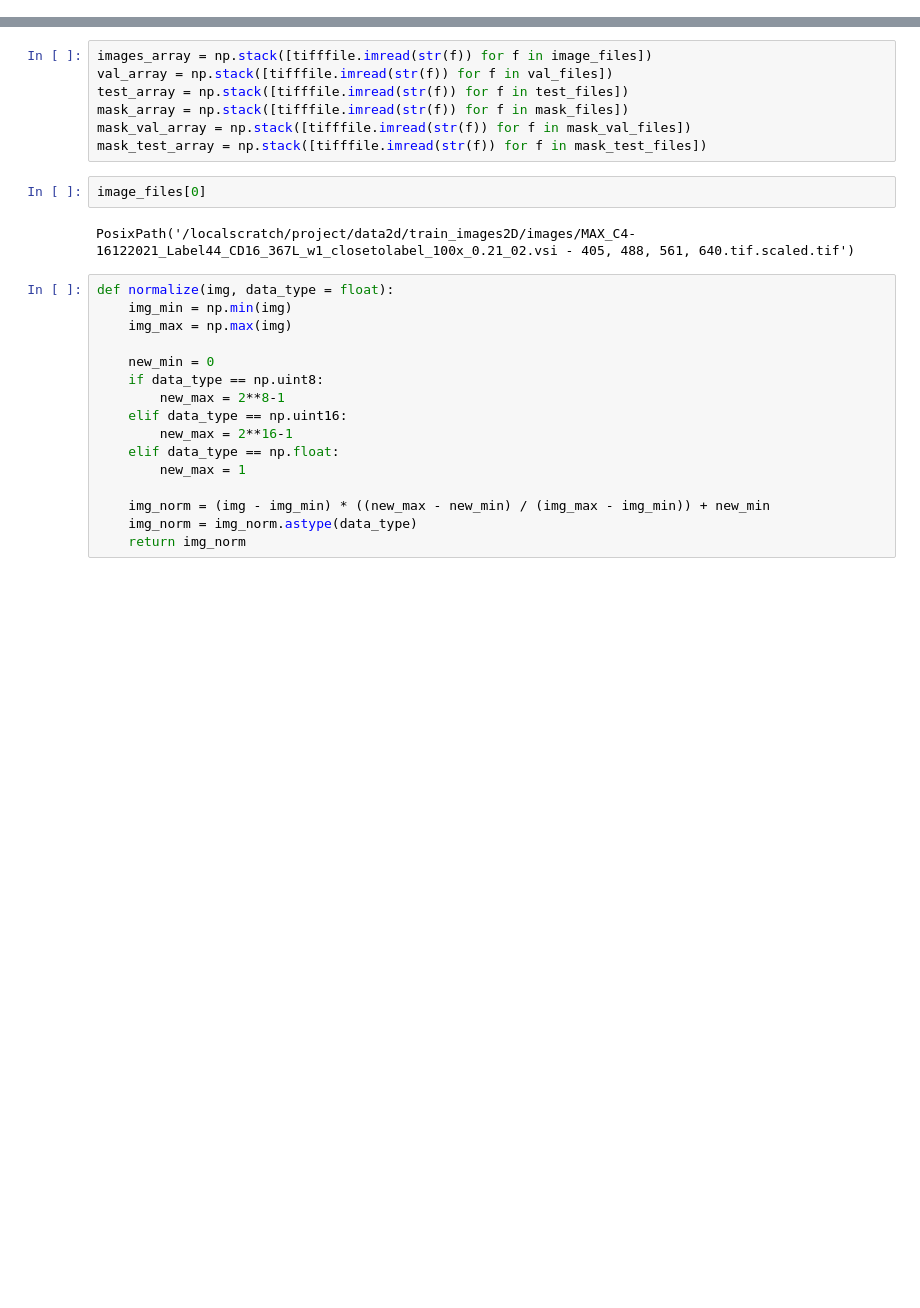
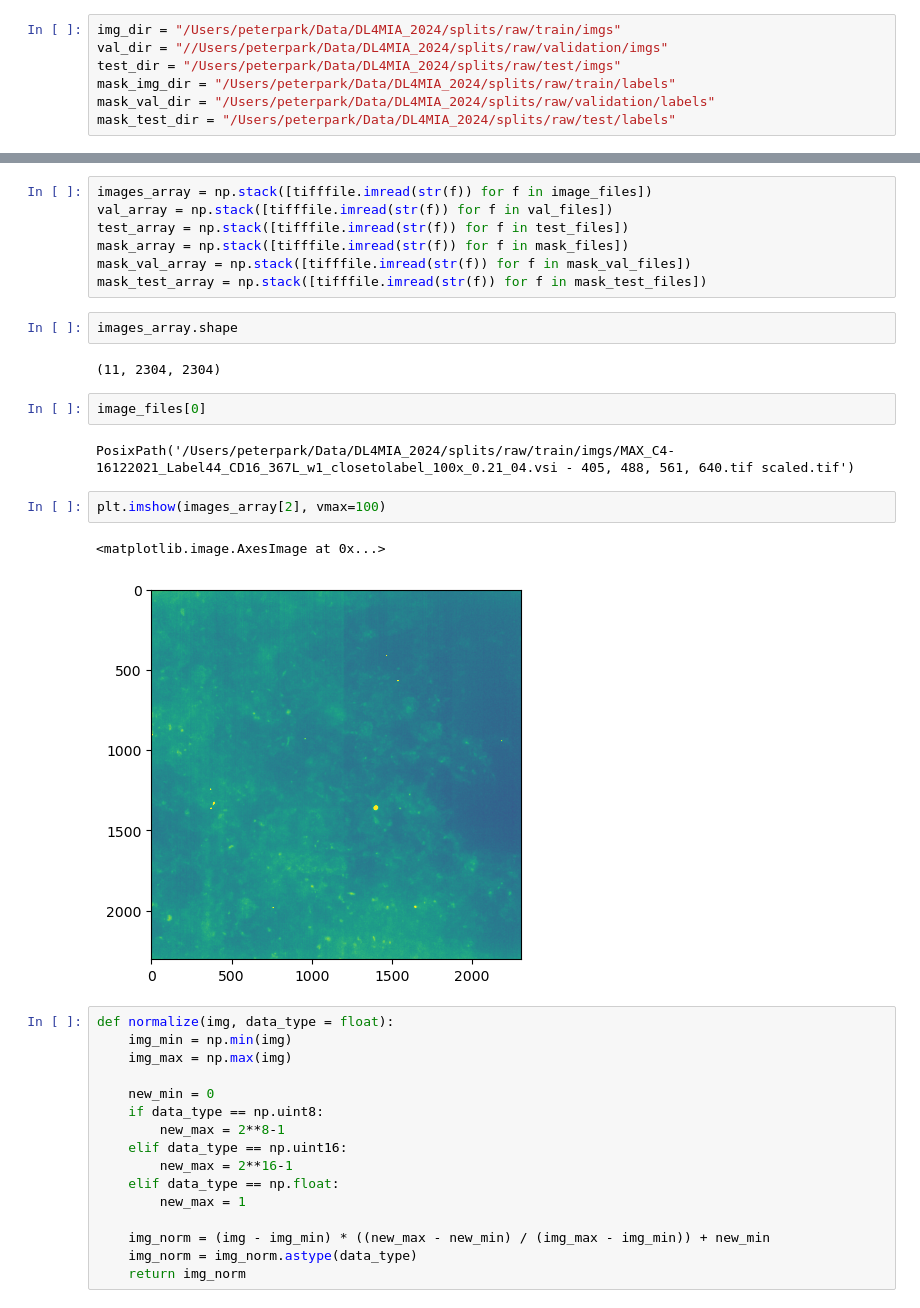
Before and after one commit to louisemorlot/the_exceptionals, a Jupyter notebook: data/normalize.ipynb, the cells around one changed output, grey strips where cells are left out. Drawn from its saved outputs; the diff is of its cells as text; blank space fills up the shorter version.

Commit message:
data prepped for peter's local

```diff
--- a/data/normalize.ipynb
+++ b/data/normalize.ipynb
@@ -16,3 +10,10 @@ mask_test_dir = "/localscratch/project/data2d/exceptionals/test_images2D/masks"
+# %%
+img_dir = "/Users/peterpark/Data/DL4MIA_2024/splits/raw/train/imgs"
+val_dir = "//Users/peterpark/Data/DL4MIA_2024/splits/raw/validation/imgs"
+test_dir = "/Users/peterpark/Data/DL4MIA_2024/splits/raw/test/imgs"
+mask_img_dir = "/Users/peterpark/Data/DL4MIA_2024/splits/raw/train/labels"
+mask_val_dir = "/Users/peterpark/Data/DL4MIA_2024/splits/raw/validation/labels"
+mask_test_dir = "/Users/peterpark/Data/DL4MIA_2024/splits/raw/test/labels"
 # %%
 image_files = list(Path(img_dir).rglob("*.tif"))
 val_files = list(Path(val_dir).rglob("*.tif"))
@@ -27,10 +28,19 @@ test_array = np.stack([tifffile.imread(str(f)) for f in test_files])
 mask_array = np.stack([tifffile.imread(str(f)) for f in mask_files])
 mask_val_array = np.stack([tifffile.imread(str(f)) for f in mask_val_files])
 mask_test_array = np.stack([tifffile.imread(str(f)) for f in mask_test_files])
+# %%
+images_array.shape
+# %% [output]
+(11, 2304, 2304)
 # %%
 image_files[0]
 # %% [output]
-PosixPath('/localscratch/project/data2d/train_images2D/images/MAX_C4-16122021_Label44_CD16_367L_w1_closetolabel_100x_0.21_02.vsi - 405, 488, 561, 640.tif.scaled.tif')
+PosixPath('/Users/peterpark/Data/DL4MIA_2024/splits/raw/train/imgs/MAX_C4-16122021_Label44_CD16_367L_w1_closetolabel_100x_0.21_04.vsi - 405, 488, 561, 640.tif scaled.tif')
+# %%
+plt.imshow(images_array[2], vmax=100)
+# %% [output]
+<matplotlib.image.AxesImage at 0x...>
+[figure, added]
 # %%
 def normalize(img, data_type = float):
     img_min = np.min(img)
```
Also changed, not shown: parts of 7 cells of this notebook, 1 other file.
